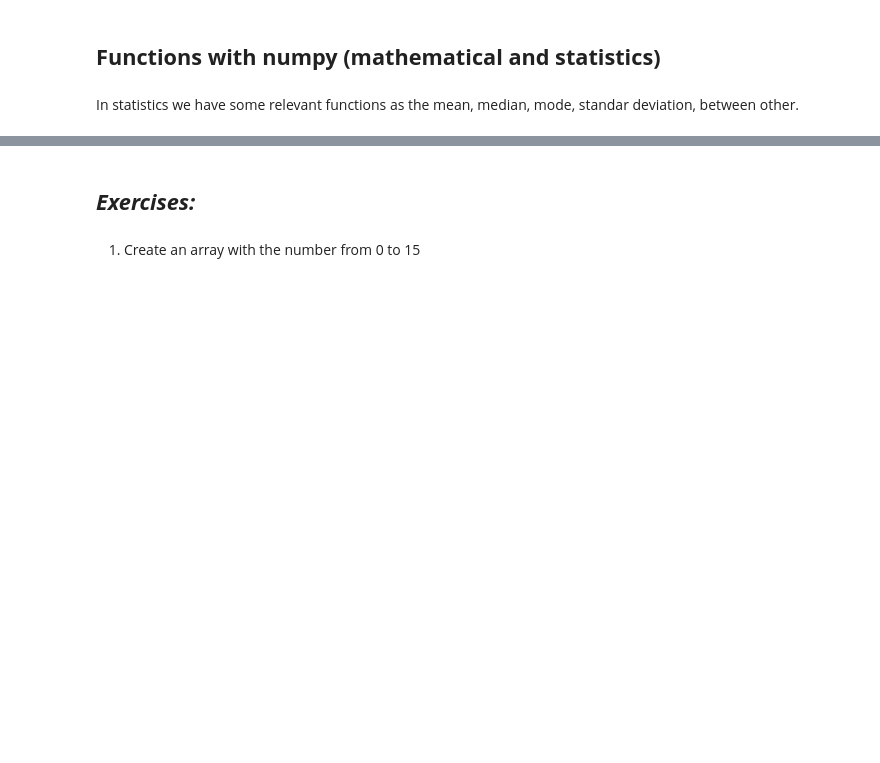
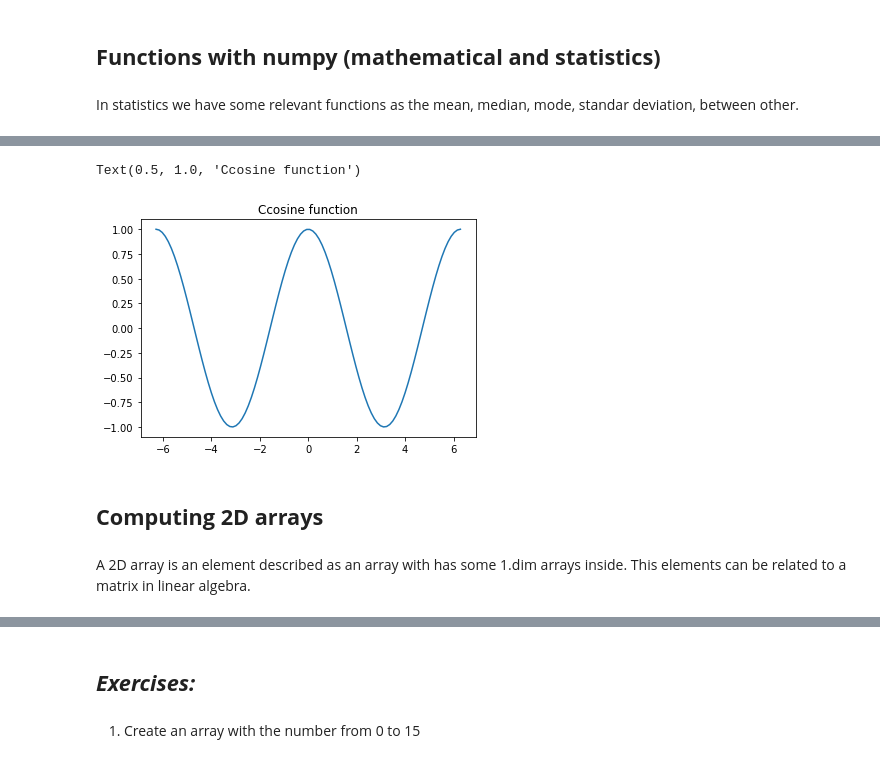
Before and after one commit to ajrianop/Python, a Jupyter notebook: Numpy.ipynb, the cells around one changed output, grey strips where cells are left out. Cells and saved outputs as stored; diff of their text form; code cells hidden in the pictures; blank space fills up the shorter version.

```diff
--- a/Numpy.ipynb
+++ b/Numpy.ipynb
@@ -179,0 +301,13 @@ x=np.array([10,20,10,30,40])
+# %%
+##Plotting the function cos(x) from -2pi to 2pi with only 100 values
+x=np.linspace(-2*pi,2*pi, num=100)
+y=np.cos(x)
+plt.plot(x,y)
+plt.title('Ccosine function')
+# %% [output]
+Text(0.5, 1.0, 'Ccosine function')
+[figure, added]
+# %% [markdown]
+## **Computing 2D arrays**
+# %% [markdown]
+A 2D array is an element described as an array with has some 1.dim arrays inside. This elements can be related to a matrix in linear algebra.
```
Also changed, not shown: parts of 43 cells of this notebook.
